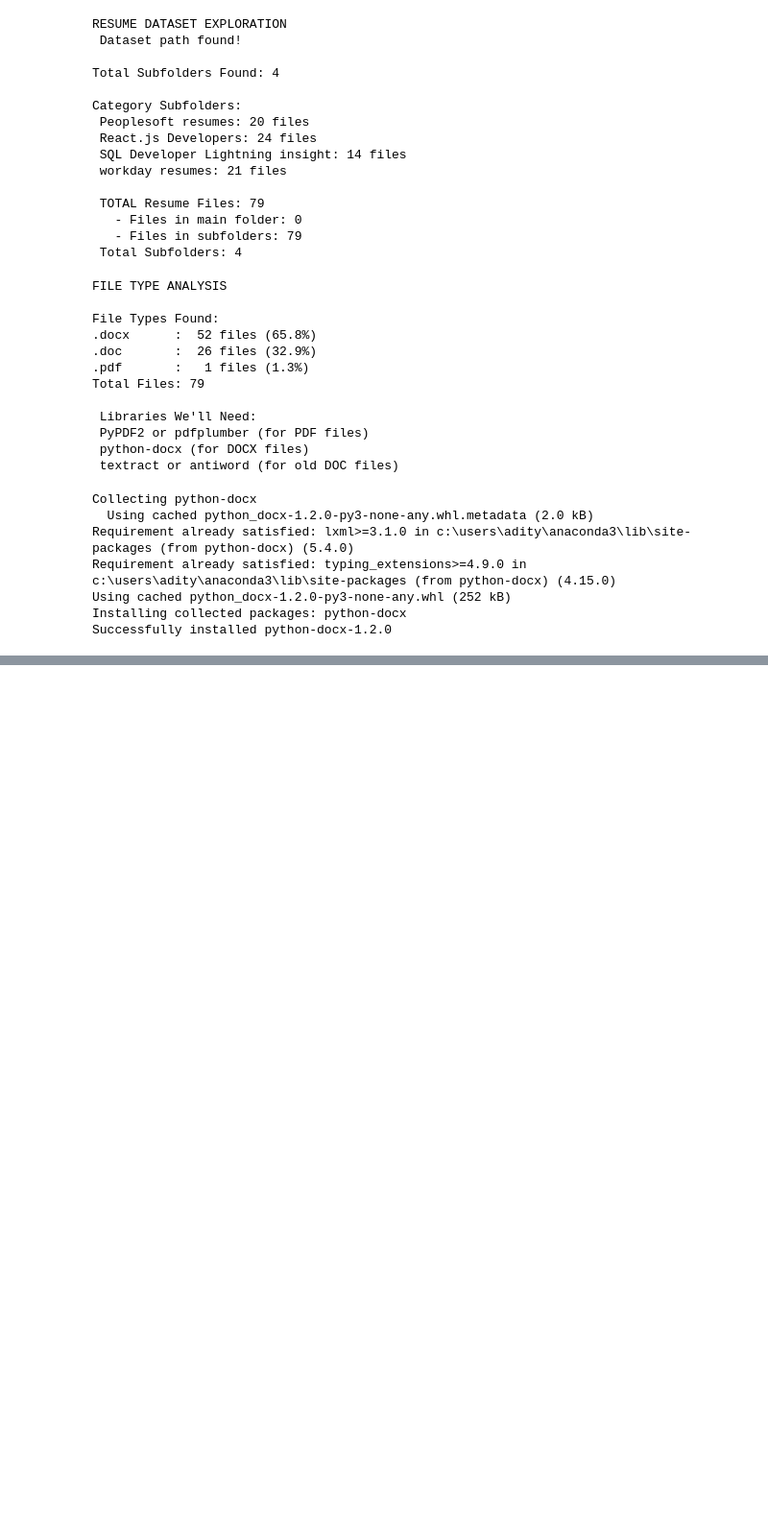
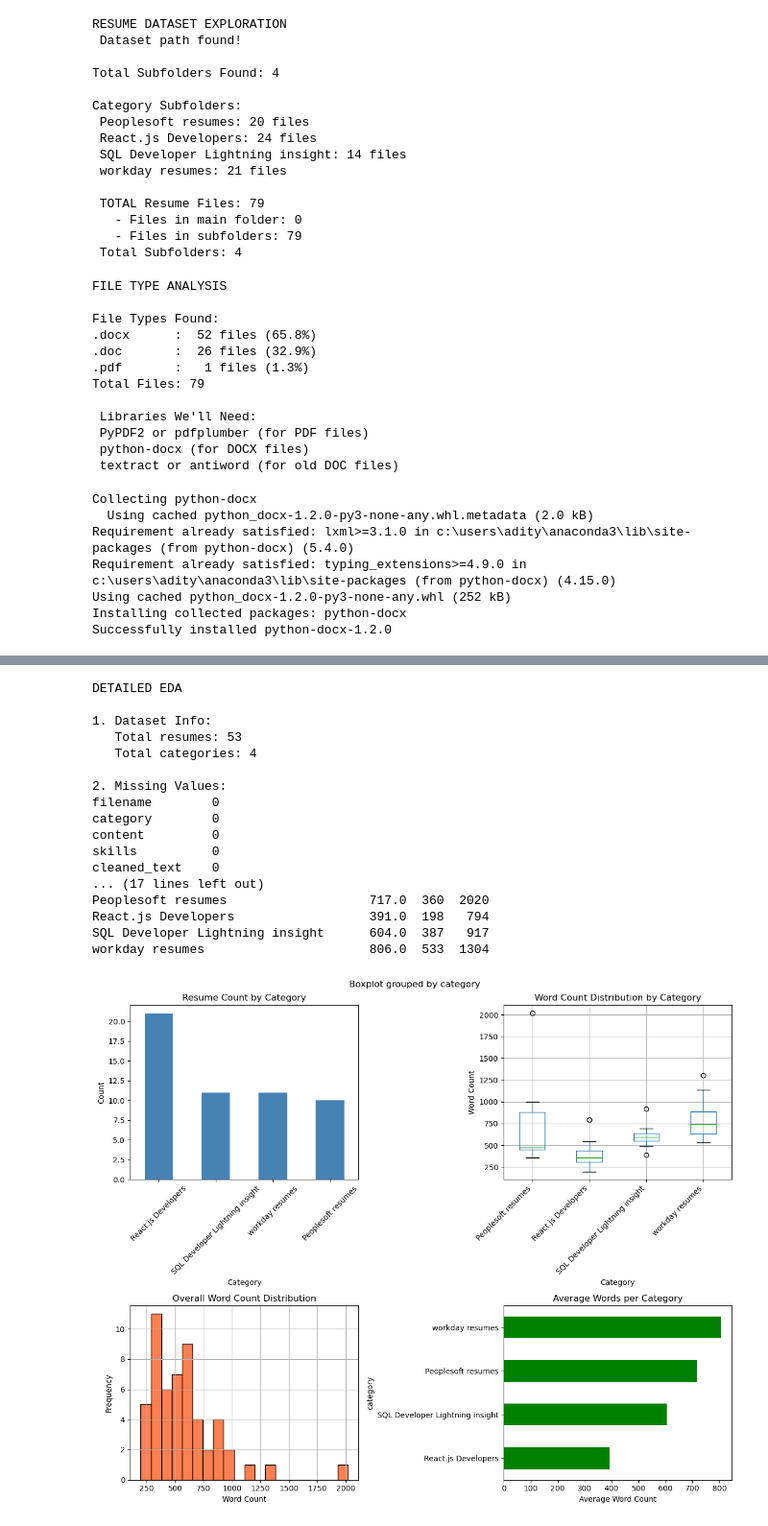
Before and after one commit to adityakanamadi281/Resume_Classification_Project, a Jupyter notebook: notebooks/Resume_Classification.ipynb, the cells around one changed output, grey strips where cells are left out. Shown at 96% size. Drawn from its saved outputs; the diff is of its cells as text; code cells hidden in the pictures; blank space fills up the shorter version.

```diff
--- a/notebooks/Resume_Classification.ipynb
+++ b/notebooks/Resume_Classification.ipynb
@@ -254,0 +482,74 @@ ModuleNotFoundError: No module named 'PyPDF2'
+# %%
+import pandas as pd
+import matplotlib.pyplot as plt
+import seaborn as sns
+
+df = pd.read_csv(r"C:\Users\adity\Resume_Classification_Project\extracted_data\resumes_cleaned.csv")
+
+print("DETAILED EDA")
+
+print("\n1. Dataset Info:")
+print(f"   Total resumes: {len(df)}")
+print(f"   Total categories: {df['category'].nunique()}")
+
+print("\n2. Missing Values:")
+print(df.isnull().sum())
+
+df['text_length'] = df['cleaned_text'].apply(len)
+df['word_count'] = df['cleaned_text'].apply(lambda x: len(str(x).split()))
+
+print("\n3. Text Statistics:")
+print(df[['text_length', 'word_count']].describe())
+
+print("\n4. Category-wise Statistics:")
+stats = df.groupby('category').agg({
+    'word_count': ['mean', 'min', 'max']
+}).round(0)
+print(stats)
+
+fig, axes = plt.subplots(2, 2, figsize=(12, 10))
+
+df['category'].value_counts().plot(kind='bar', ax=axes[0,0], color='steelblue')
+axes[0,0].set_title('Resume Count by Category')
+axes[0,0].set_xlabel('Category')
+axes[0,0].set_ylabel('Count')
+axes[0,0].tick_params(axis='x', rotation=45)
+
+df.boxplot(column='word_count', by='category', ax=axes[0,1])
+axes[0,1].set_title('Word Count Distribution by Category')
+axes[0,1].set_xlabel('Category')
+axes[0,1].set_ylabel('Word Count')
+plt.sca(axes[0,1])
+plt.xticks(rotation=45, ha='right')
+
+df['word_count'].hist(bins=20, ax=axes[1,0], color='coral', edgecolor='black')
+axes[1,0].set_title('Overall Word Count Distribution')
+axes[1,0].set_xlabel('Word Count')
+axes[1,0].set_ylabel('Frequency')
+
+category_means = df.groupby('category')['word_count'].mean().sort_values()
+category_means.plot(kind='barh', ax=axes[1,1], color='green')
+axes[1,1].set_title('Average Words per Category')
+axes[1,1].set_xlabel('Average Word Count')
+
+plt.tight_layout()
+plt.show()
+# %% [output]
+DETAILED EDA
+
+1. Dataset Info:
+   Total resumes: 53
+   Total categories: 4
+
+2. Missing Values:
+filename        0
+category        0
+content         0
+skills          0
+cleaned_text    0
+... (17 lines left out)
+Peoplesoft resumes                   717.0  360  2020
+React.js Developers                  391.0  198   794
+SQL Developer Lightning insight      604.0  387   917
+workday resumes                      806.0  533  1304
+[figure, added]
```
Also changed, not shown: parts of 24 cells of this notebook, 12 other files.
